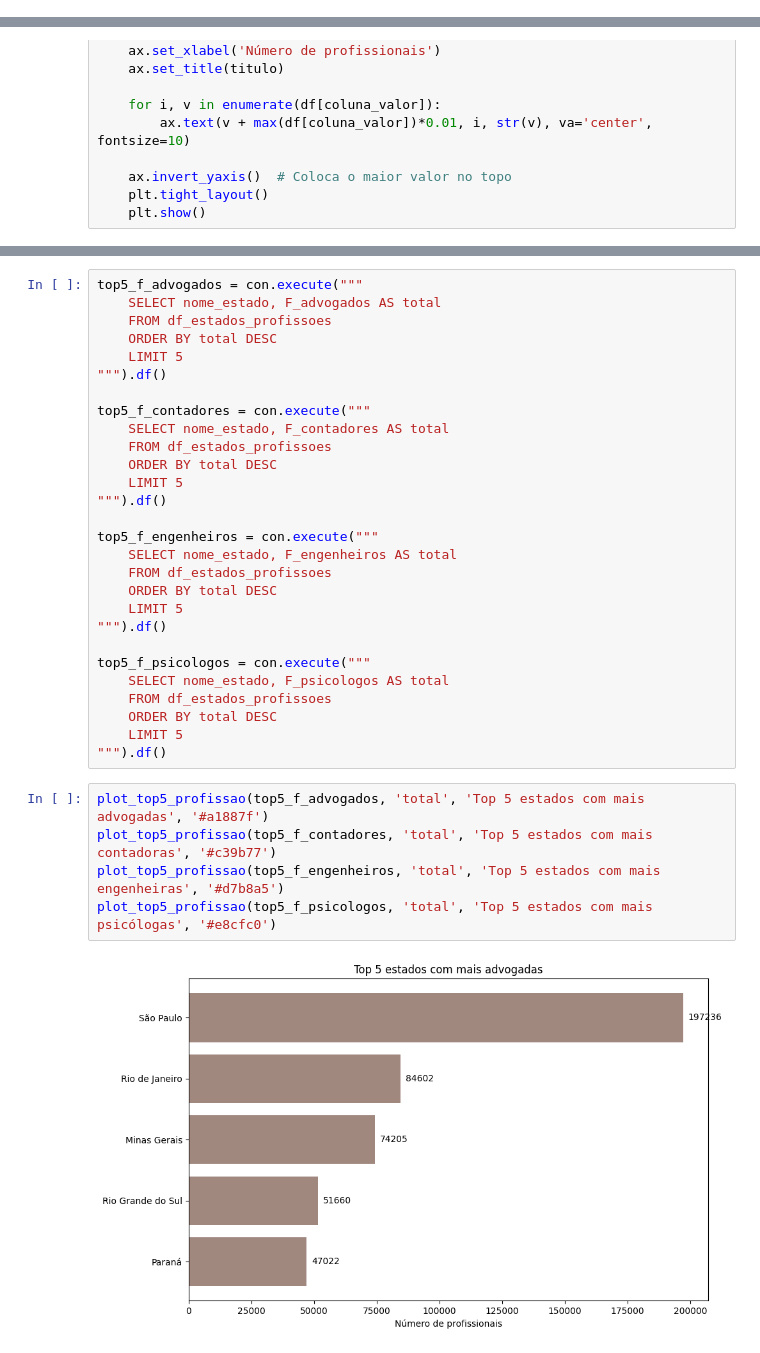
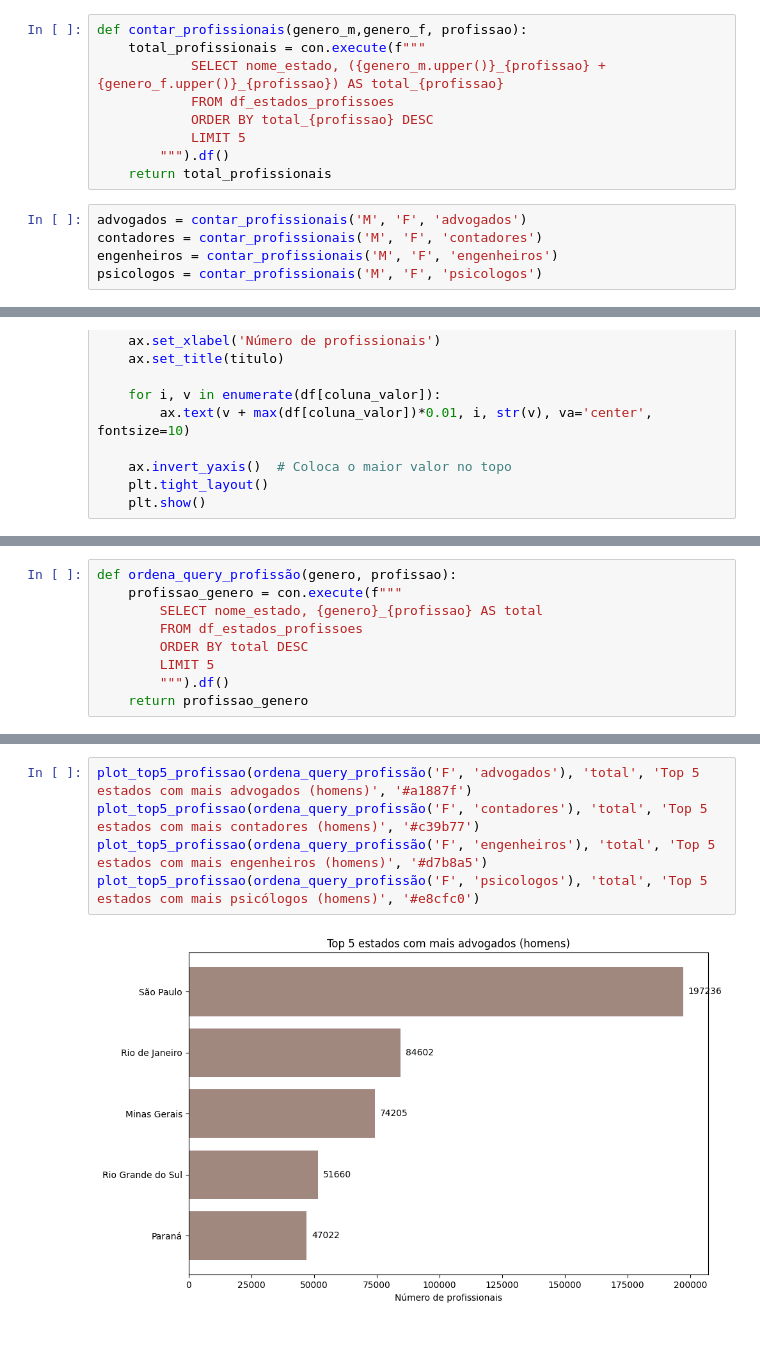
Before and after one commit to gfill99/distribuicao-de-profissoes, a Jupyter notebook: analise_de_dados/app/analise_de_dados.ipynb, the cells around one changed output, grey strips where cells are left out. Drawn from its saved outputs; the diff is of its cells as text.

```diff
--- a/analise_de_dados/app/analise_de_dados.ipynb
+++ b/analise_de_dados/app/analise_de_dados.ipynb
@@ -294 +236,15 @@ display(top5_psicologos)
+# %%
+def contar_profissionais(genero_m,genero_f, profissao):
+    total_profissionais = con.execute(f"""
+            SELECT nome_estado, ({genero_m.upper()}_{profissao} + {genero_f.upper()}_{profissao}) AS total_{profissao}
+            FROM df_estados_profissoes
+            ORDER BY total_{profissao} DESC
+            LIMIT 5
+        """).df()
+    return total_profissionais
+# %%
+advogados = contar_profissionais('M', 'F', 'advogados')
+contadores = contar_profissionais('M', 'F', 'contadores')
+engenheiros = contar_profissionais('M', 'F', 'engenheiros')
+psicologos = contar_profissionais('M', 'F', 'psicologos')
 # %%
@@ -479 +403,10 @@ top5_m_psicologos = con.execute("""
+# %%
+def ordena_query_profissão(genero, profissao):
+	profissao_genero = con.execute(f"""
+		SELECT nome_estado, {genero}_{profissao} AS total
+		FROM df_estados_profissoes
+		ORDER BY total DESC
+		LIMIT 5
+		""").df()
+	return profissao_genero
 # %%
@@ -486,38 +419,10 @@ plot_top5_profissao(top5_m_psicologos, 'total', 'Top 5 estados com mais psicólo
 [figure]
 [figure]
 [figure]
-# %%
-top5_f_advogados = con.execute("""
-    SELECT nome_estado, F_advogados AS total
-    FROM df_estados_profissoes
-    ORDER BY total DESC
-    LIMIT 5
-""").df()
-
-top5_f_contadores = con.execute("""
-    SELECT nome_estado, F_contadores AS total
-    FROM df_estados_profissoes
-    ORDER BY total DESC
-    LIMIT 5
-""").df()
-
-top5_f_engenheiros = con.execute("""
-    SELECT nome_estado, F_engenheiros AS total
-    FROM df_estados_profissoes
-    ORDER BY total DESC
-    LIMIT 5
-""").df()
-
-top5_f_psicologos = con.execute("""
-    SELECT nome_estado, F_psicologos AS total
-    FROM df_estados_profissoes
-    ORDER BY total DESC
-    LIMIT 5
-""").df()
 # %%
-plot_top5_profissao(top5_f_advogados, 'total', 'Top 5 estados com mais advogadas', '#a1887f')
-plot_top5_profissao(top5_f_contadores, 'total', 'Top 5 estados com mais contadoras', '#c39b77')
-plot_top5_profissao(top5_f_engenheiros, 'total', 'Top 5 estados com mais engenheiras', '#d7b8a5')
-plot_top5_profissao(top5_f_psicologos, 'total', 'Top 5 estados com mais psicólogas', '#e8cfc0')
+plot_top5_profissao(ordena_query_profissão('F', 'advogados'), 'total', 'Top 5 estados com mais advogados (homens)', '#a1887f')
+plot_top5_profissao(ordena_query_profissão('F', 'contadores'), 'total', 'Top 5 estados com mais contadores (homens)', '#c39b77')
+plot_top5_profissao(ordena_query_profissão('F', 'engenheiros'), 'total', 'Top 5 estados com mais engenheiros (homens)', '#d7b8a5')
+plot_top5_profissao(ordena_query_profissão('F', 'psicologos'), 'total', 'Top 5 estados com mais psicólogos (homens)', '#e8cfc0')
 # %% [output]
-[figure, old version]
+[figure, new version]
```
Also changed, not shown: parts of 17 cells of this notebook.
